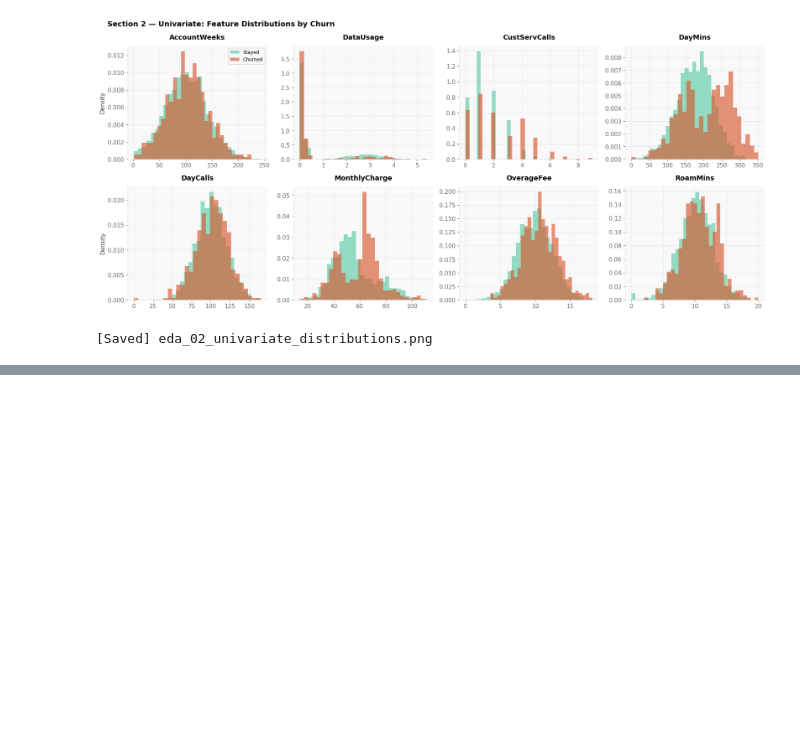
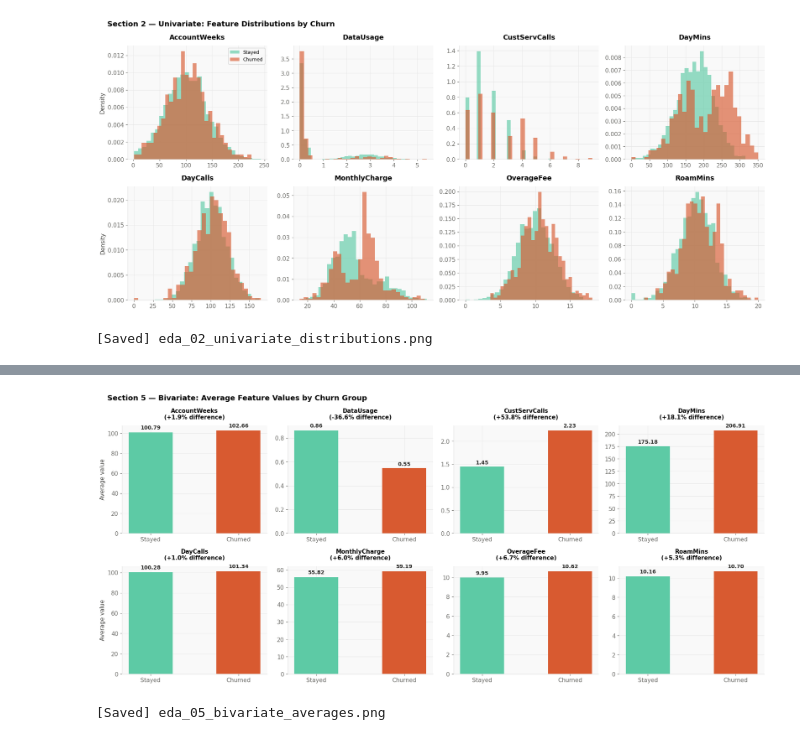
Before and after one commit to nkosimate/CustomerChurnPrediction, a Jupyter notebook: Churn.ipynb, the cells around one changed output, grey strips where cells are left out. Drawn from its saved outputs; the diff is of its cells as text; code cells hidden in the pictures; blank space fills up the shorter version.

```diff
--- a/Churn.ipynb
+++ b/Churn.ipynb
@@ -199,0 +273,30 @@ print("[Saved] eda_02_univariate_distributions.png")
+# %%
+avg_by_churn = df.groupby('Churn')[continuous_features].mean()
+pct_diff = ((avg_by_churn.loc[1] - avg_by_churn.loc[0]) / avg_by_churn.loc[0] * 100).round(1)
+
+fig, axes = plt.subplots(2, 4, figsize=(18, 8))
+fig.suptitle('Section 5 — Bivariate: Average Feature Values by Churn Group',
+             fontsize=14, fontweight='bold', x=0.02, ha='left')
+axes = axes.flatten()
+
+for i, feat in enumerate(continuous_features):
+    ax = axes[i]
+    vals = [avg_by_churn.loc[0, feat], avg_by_churn.loc[1, feat]]
+    bars = ax.bar(['Stayed', 'Churned'], vals, color=[TEAL, CORAL], width=0.5, zorder=3)
+    for bar, val in zip(bars, vals):
+        ax.text(bar.get_x() + bar.get_width()/2, bar.get_height() * 1.02,
+                f'{val:.2f}', ha='center', va='bottom', fontsize=10, fontweight='bold', color='#2c2c2a')
+    diff = pct_diff[feat]
+    sign = '+' if diff > 0 else ''
+    ax.set_title(f'{feat}\n({sign}{diff}% difference)', fontsize=11)
+    ax.spines['left'].set_color('#e0e0e0')
+    ax.spines['bottom'].set_color('#e0e0e0')
+    ax.set_ylabel('Average value' if i % 4 == 0 else '')
+
+plt.tight_layout()
+plt.savefig('eda_05_bivariate_averages.png', dpi=150, bbox_inches='tight')
+plt.show()
+print("[Saved] eda_05_bivariate_averages.png")
+# %% [output]
+[figure, added]
+[Saved] eda_05_bivariate_averages.png
```
Also changed, not shown: parts of 11 cells of this notebook.
